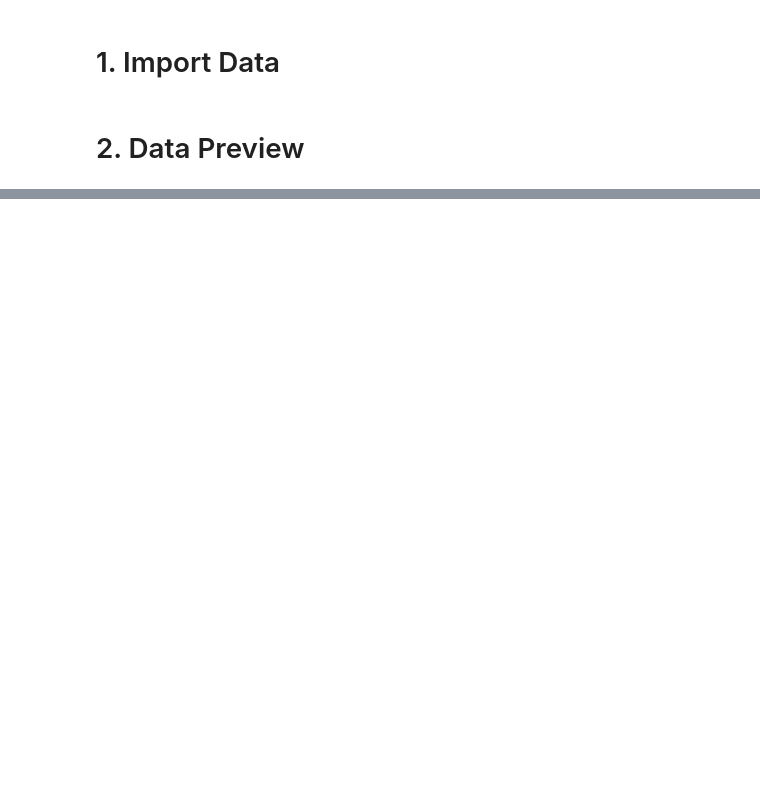
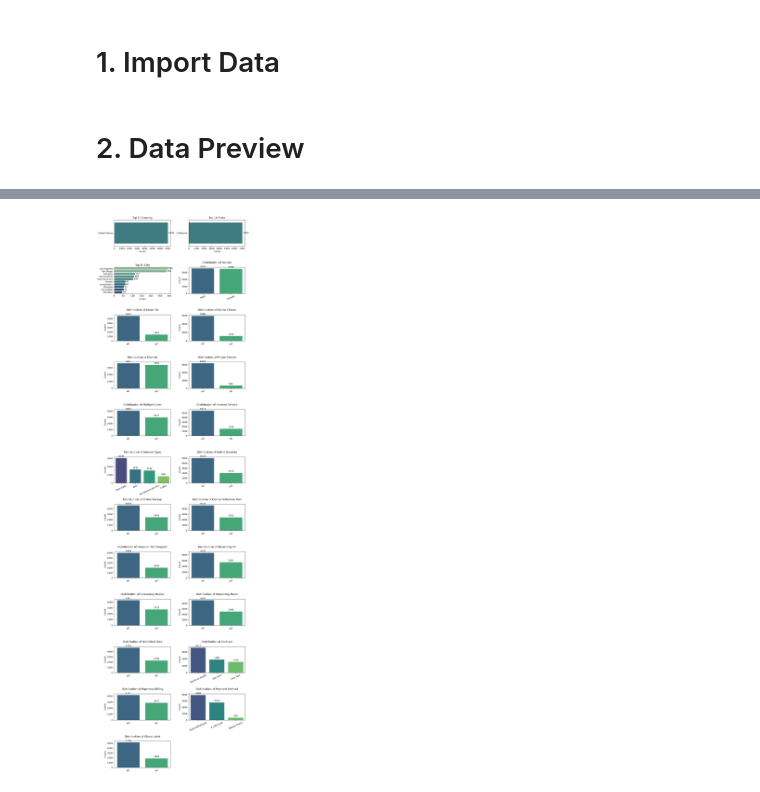
Before and after one commit to n44th44nn/Telco-Customer-Churn-Analysis, a Jupyter notebook: Notebooks/early_preprocessing.ipynb, the cells around one changed output, grey strips where cells are left out. Cells and saved outputs as stored; diff of their text form; code cells hidden in the pictures; blank space fills up the shorter version.

```diff
--- a/Notebooks/early_preprocessing.ipynb
+++ b/Notebooks/early_preprocessing.ipynb
@@ -54,0 +63,53 @@ df.describe()
+# %%
+cat_cols = ['Country',
+            'State',
+            'City',
+            'Gender',
+            'Under 30',
+            'Senior Citizen',
+            'Married',
+            'Phone Service',
+            'Multiple Lines',
+            'Internet Service',
+            'Internet Type',
+            'Online Security',
+            'Online Backup',
+            'Device Protection Plan',
+            'Premium Tech Support',
+            'Streaming TV',
+            'Streaming Movies',
+            'Streaming Music',
+            'Unlimited Data',
+            'Contract',
+            'Paperless Billing',
+            'Payment Method',
+            'Churn Label']
+
+fig, axes = plt.subplots(12, 2, figsize=(10, 36))
+axes = axes.flatten()
+
+for i, col in enumerate(cat_cols):
+    if col in ['City', 'State', 'Country']:
+        top_10 = df[col].value_counts().sort_values(ascending=False).nlargest(10).index
+        sns.countplot(df[df[col].isin(top_10)], y=col, ax=axes[i], palette='crest', order=top_10)
+        axes[i].set_title(f'Top 10 {col}')
+        axes[i].set_xlabel('Count')
+        axes[i].set_ylabel('')
+
+    else:
+        sns.countplot(df, x=col, ax=axes[i], palette='viridis', order=df[col].value_counts().sort_values(ascending=False).index)
+        axes[i].set_title(f'Distribution of {col}', y=1.1)
+        axes[i].tick_params(axis='x', rotation=25)
+        axes[i].set_xlabel('')
+        axes[i].set_ylabel('Count')
+
+    for p in axes[i].containers:
+        axes[i].bar_label(p, fmt='%d', padding=3)
+
+for j in range(len(cat_cols), len(axes)):
+    fig.delaxes(axes[j])
+
+plt.tight_layout()
+plt.show()
+# %% [output]
+[figure, added]
```
Also changed, not shown: parts of 7 cells of this notebook.
